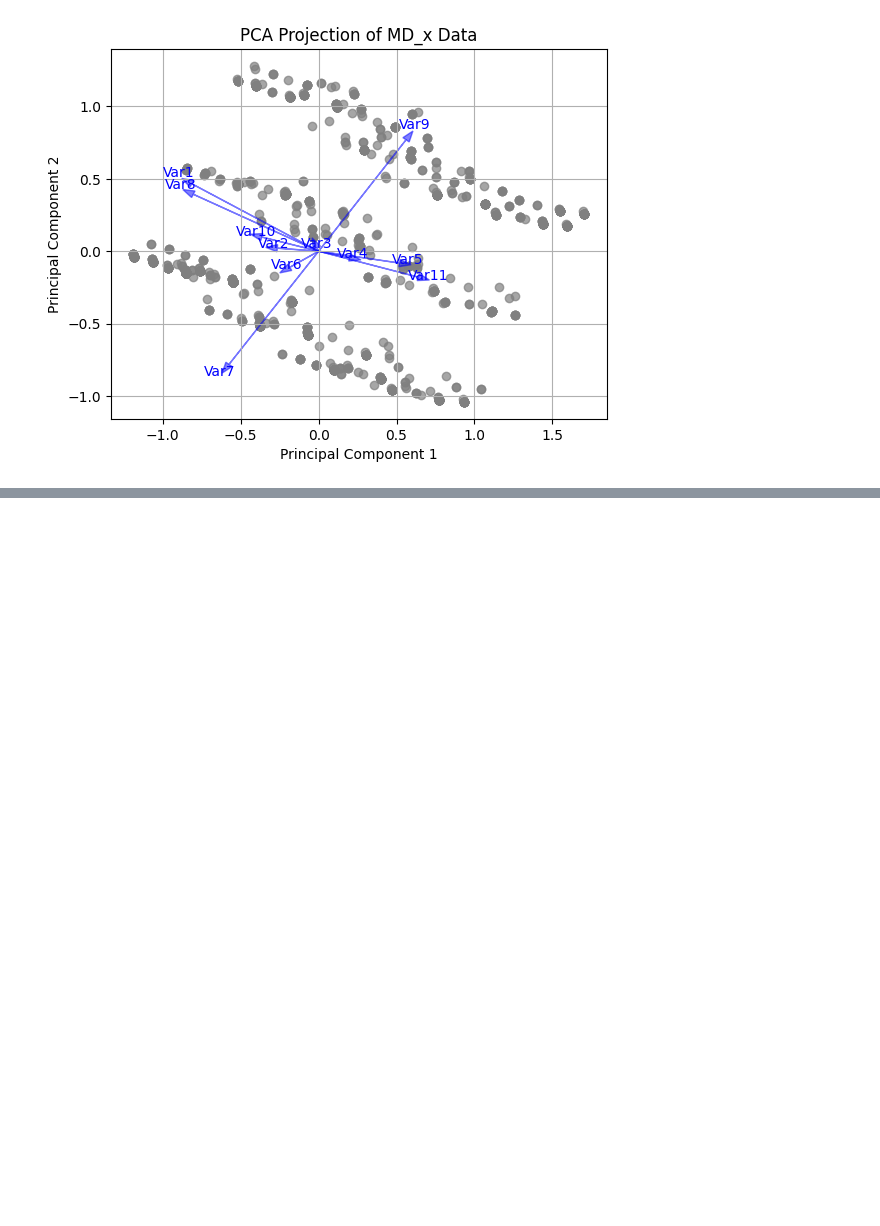
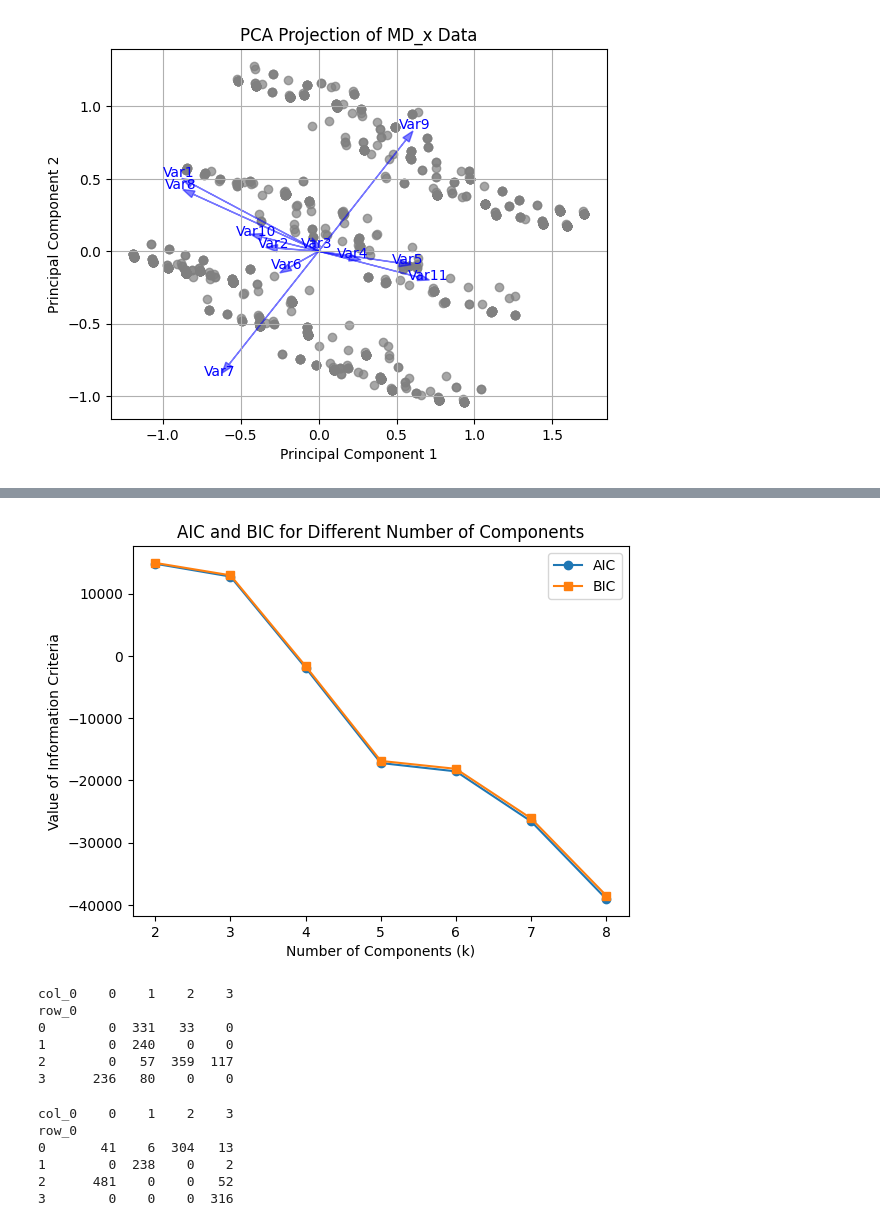
Before and after one commit to Saifansari-ai/McDonald-s, a Jupyter notebook: Mcdonald's.ipynb, the cells around one changed output, grey strips where cells are left out. Drawn from its saved outputs; the diff is of its cells as text; code cells hidden in the pictures; blank space fills up the shorter version.

```diff
--- a/Mcdonald's.ipynb
+++ b/Mcdonald's.ipynb
@@ -129,0 +193,58 @@ labels = best_model.labels_
+# %%
+aic_values = [model.aic(MD_x) for model in MD_m28.values()]
+bic_values = [model.bic(MD_x) for model in MD_m28.values()]
+k_values = list(MD_m28.keys())
+
+# Plotting AIC and BIC
+plt.plot(k_values, aic_values, label='AIC', marker='o')
+plt.plot(k_values, bic_values, label='BIC', marker='s')
+plt.xlabel("Number of Components (k)")
+plt.ylabel("Value of Information Criteria")
+plt.title("AIC and BIC for Different Number of Components")
+plt.legend()
+plt.show()
+# %% [output]
+[figure, added]
+# %%
+from sklearn.metrics import confusion_matrix
+
+MD_m4 = MD_m28[4]
+
+# Get cluster assignments
+mixture_clusters = MD_m4.predict(MD_x)
+
+# Fit KMeans with 4 clusters for comparison
+kmeans_model = KMeans(n_clusters=4, random_state=1234).fit(MD_x)
+kmeans_clusters = kmeans_model.labels_
+
+# Create a contingency table
+contingency_table = pd.crosstab(kmeans_clusters, mixture_clusters)
+print(contingency_table)
+# %% [output]
+col_0    0    1    2    3
+row_0
+0        0  331   33    0
+1        0  240    0    0
+2        0   57  359  117
+3      236   80    0    0
+# %%
+from sklearn.mixture import GaussianMixture
+from sklearn.metrics import confusion_matrix
+
+
+initial_clusters = kmeans_model.labels_
+
+MD_m4a = GaussianMixture(n_components=4, covariance_type="spherical", random_state=1234)
+MD_m4a.fit(MD_x)
+
+mixture_clusters = MD_m4a.predict(MD_x)
+
+contingency_table = pd.crosstab(initial_clusters, mixture_clusters)
+print(contingency_table)
+# %% [output]
+col_0    0    1    2    3
+row_0
+0       41    6  304   13
+1        0  238    0    2
+2      481    0    0   52
+3        0    0    0  316
```
Also changed, not shown: parts of 11 cells of this notebook.
